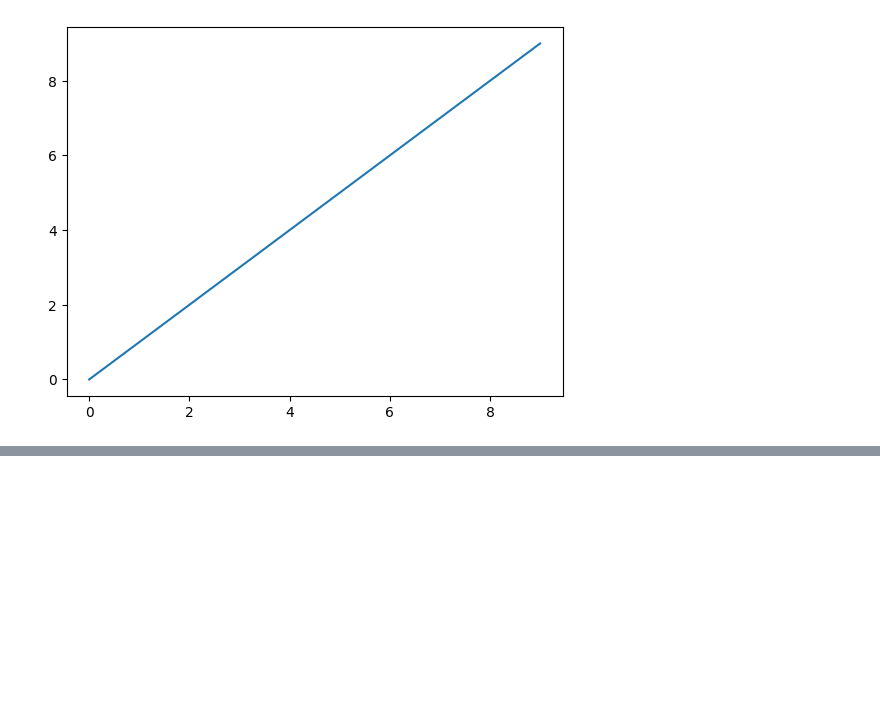
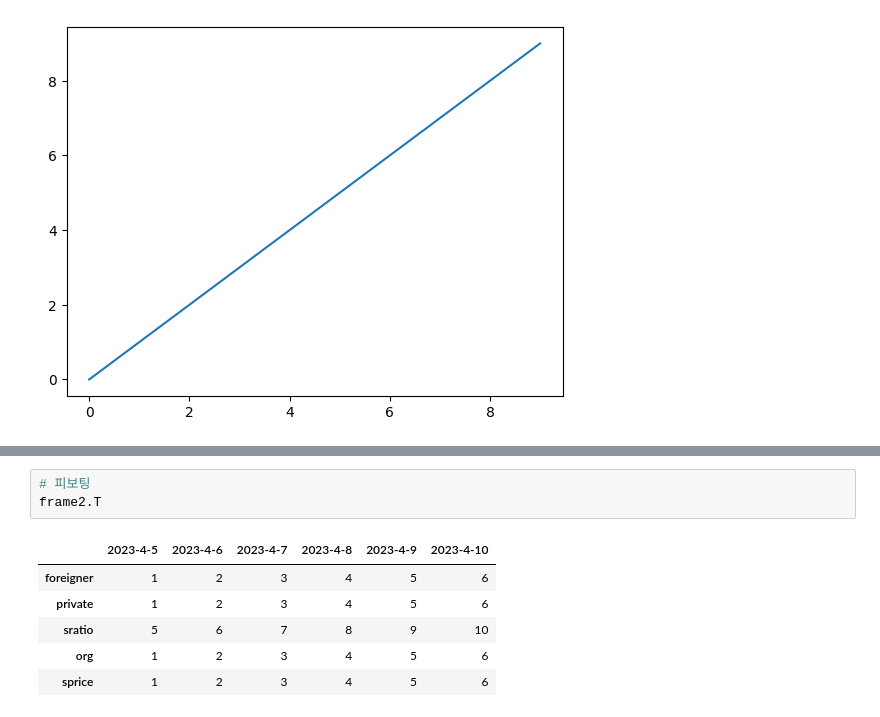
Before and after one commit to j2h0128/python0128, a Jupyter notebook: data_analy.ipynb, the cells around one changed output, grey strips where cells are left out. Cells and saved outputs as stored; diff of their text form; blank space fills up the shorter version.

```diff
--- a/data_analy.ipynb
+++ b/data_analy.ipynb
@@ -12,0 +73,10 @@ Populating the interactive namespace from numpy and matplotlib
+# %%
+# 피보팅
+frame2.T
+# %% [output]
+|  | 2023-4-5 | 2023-4-6 | 2023-4-7 | 2023-4-8 | 2023-4-9 | 2023-4-10 |
+| foreigner | 1 | 2 | 3 | 4 | 5 | 6 |
+| private | 1 | 2 | 3 | 4 | 5 | 6 |
+| sratio | 5 | 6 | 7 | 8 | 9 | 10 |
+| org | 1 | 2 | 3 | 4 | 5 | 6 |
+| sprice | 1 | 2 | 3 | 4 | 5 | 6 |
```
Also changed, not shown: parts of 10 cells of this notebook, 9 other files.
